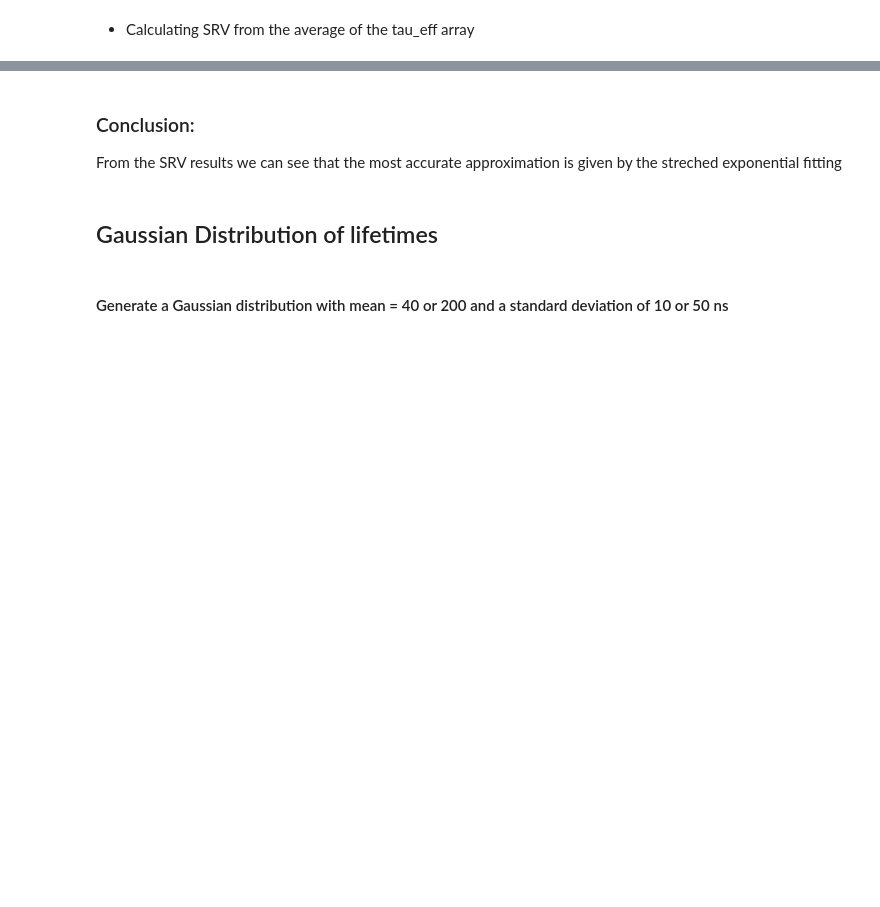
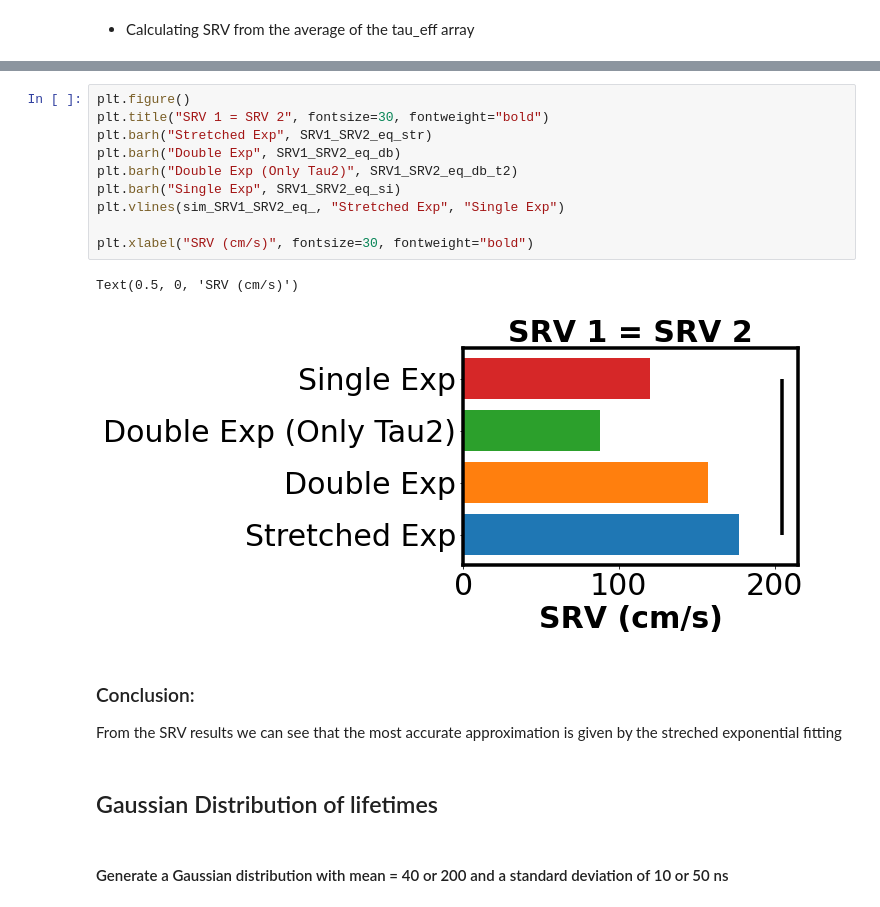
Before and after one commit to mtaddei94/TimeResolvedPL, a Jupyter notebook: TRPL_sim.ipynb, the cells around one changed output, grey strips where cells are left out. Saved outputs shown, nothing was run; the diff lists cells and outputs as text; blank space fills up the shorter version.

```diff
--- a/TRPL_sim.ipynb
+++ b/TRPL_sim.ipynb
@@ -417,3 +269,16 @@ SRV_eq2(7.580053642782856e-07)
+# %%
+plt.figure()
+plt.title("SRV 1 = SRV 2", fontsize=30, fontweight="bold")
+plt.barh("Stretched Exp", SRV1_SRV2_eq_str)
+plt.barh("Double Exp", SRV1_SRV2_eq_db)
+plt.barh("Double Exp (Only Tau2)", SRV1_SRV2_eq_db_t2)
+plt.barh("Single Exp", SRV1_SRV2_eq_si)
+plt.vlines(sim_SRV1_SRV2_eq_, "Stretched Exp", "Single Exp")
+
+plt.xlabel("SRV (cm/s)", fontsize=30, fontweight="bold")
+# %% [output]
+Text(0.5, 0, 'SRV (cm/s)')
+[figure, added]
 # %% [markdown]
 ### Conclusion:
 
```
Also changed, not shown: parts of 95 cells of this notebook, 1 other file.
